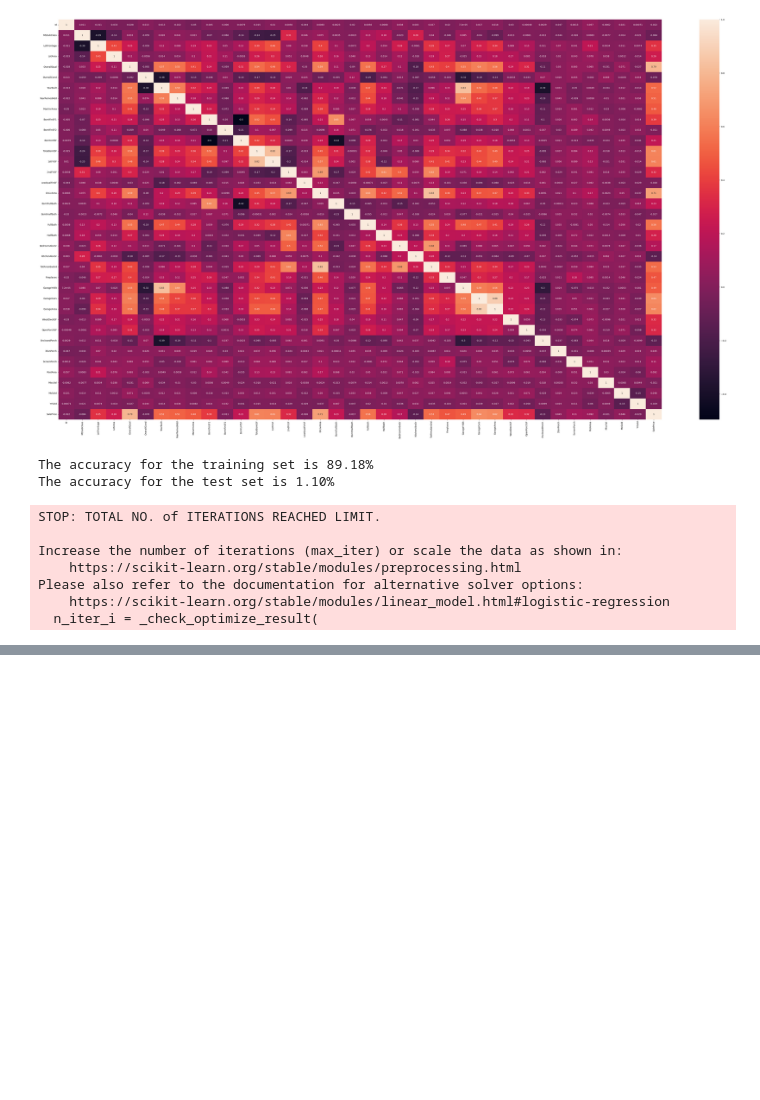
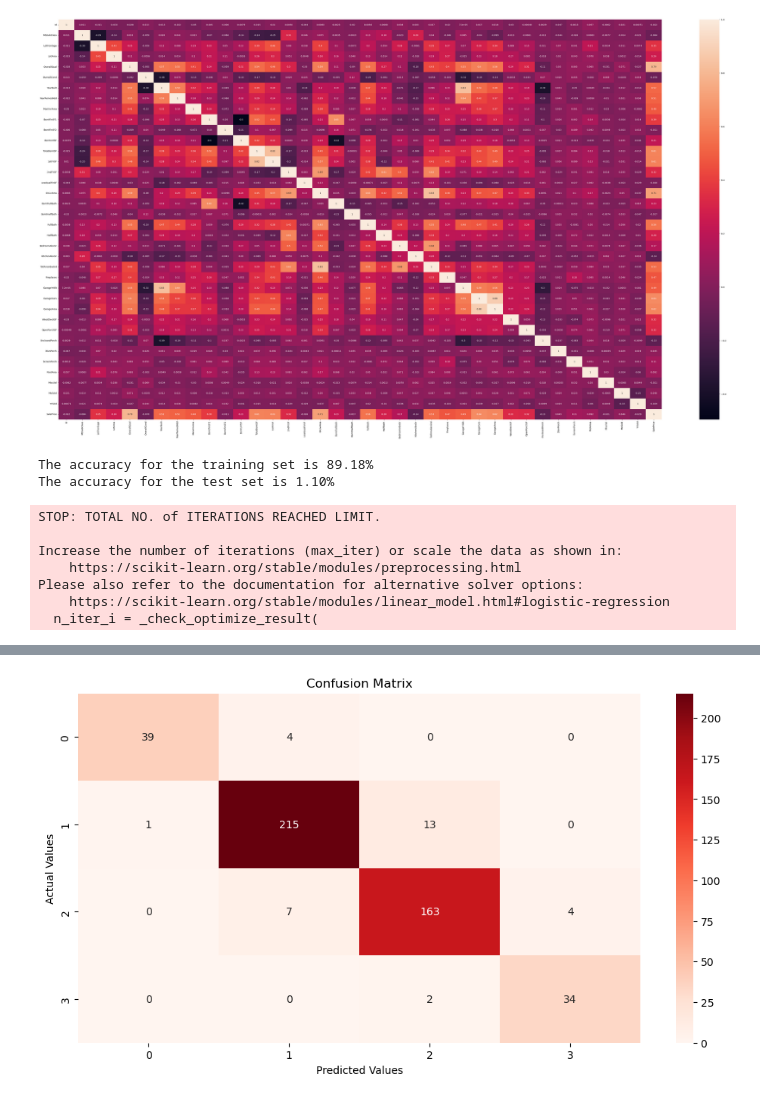
Before and after one commit to Samsational-9001/CapstoneProjectBigDatabase, a Jupyter notebook: capstoneProject.ipynb, the cells around one changed output, grey strips where cells are left out. Saved outputs shown, nothing was run; the diff lists cells and outputs as text; code cells hidden in the pictures; blank space fills up the shorter version.

```diff
--- a/capstoneProject.ipynb
+++ b/capstoneProject.ipynb
@@ -162,7 +186,8 @@ dfthree.head()
 # %%
-med = np.array(dfthree['SalePrice'] > 150000 ).astype(int)
-high = np.array(dfthree["SalePrice"] > 250000 ).astype(int)
-categ = med + high
+med = np.array(dfthree['SalePrice'] > 100000 ).astype(int)
+high = np.array(dfthree["SalePrice"] > 175000 ).astype(int)
+superHigh = np.array(dfthree["SalePrice"] > 300000 ).astype(int)
+categ = med + high + superHigh
 # %%
 # X_cal = pd.DataFrame(scale(dfthree))
 X_cal_train, X_cal_test, y_cal_train, y_cal_test = train_test_split(dfthree, categ, test_size=0.33, random_state=5)
@@ -186,0 +263,10 @@ print(classification_report(y_cal_test, y_pred_B))
+# %%
+cm=confusion_matrix(y_cal_test,y_pred_B)
+plt.figure(figsize=(12,6))
+plt.title("Confusion Matrix")
+sns.heatmap(cm, annot=True,fmt='d', cmap='Reds')
+plt.ylabel("Actual Values")
+plt.xlabel("Predicted Values")
+plt.savefig('confusion_matrix.png')
+# %% [output]
+[figure, added]
```
Also changed, not shown: parts of 12 cells of this notebook, 1 other file.
